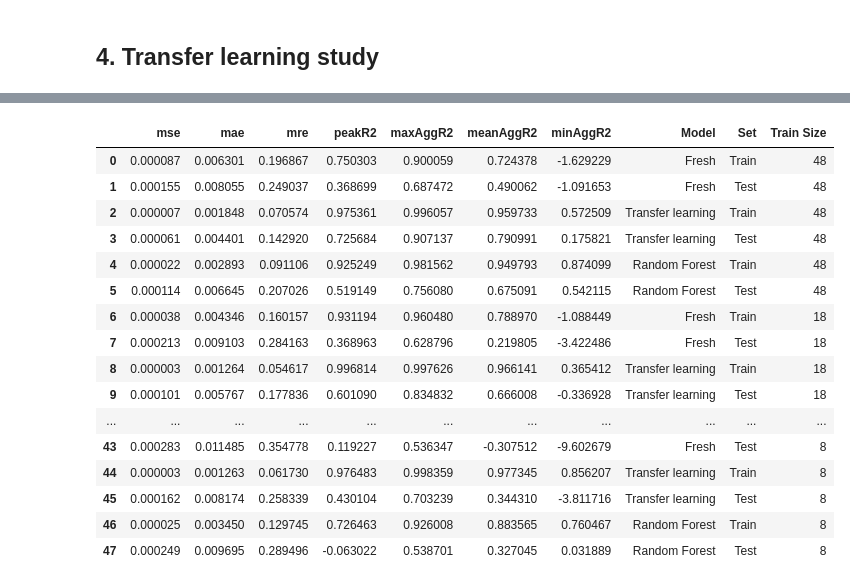
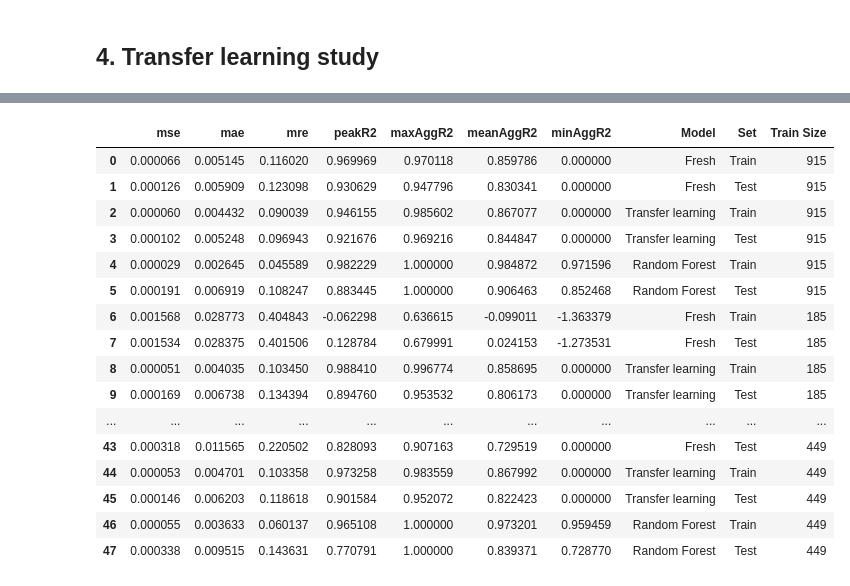
Before and after one commit to ewhalen12/gcnSurrogate, a Jupyter notebook: transferLearningTests.ipynb, the cells around one changed output, grey strips where cells are left out. Saved outputs shown, nothing was run; the diff lists cells and outputs as text; code cells hidden in the pictures.

```diff
--- a/transferLearningTests.ipynb
+++ b/transferLearningTests.ipynb
@@ -17,9 +17,12 @@ from gcnSurrogate.util.gcnSurrogateUtil import *
 # %% [markdown]
 ## 1. Load test data
 # %%
-dataDir = "data/2D_Truss_v1.3/gh/"
-testFile = os.path.join(dataDir, 'design_9_N_1000.csv')
-allGraphsUnfiltered = loadGhGraphs(testFile, NUM_DV=5)
+# dataDir = "data/2D_Truss_v1.3/gh/"
+# testFile = os.path.join(dataDir, 'design_9_N_1000.csv')
+# allGraphsUnfiltered = loadGhGraphs(testFile, NUM_DV=5)
+dataDir = "data/endLoadsv1.0/conmech/"
+testDir = os.path.join(dataDir, 'design_7_N_1000/')
+allGraphsUnfiltered = loadConmechGraphs(testDir)
 
 maxes = [max(np.abs(graph.y.numpy().flatten())) for graph in allGraphsUnfiltered]
 source = pd.DataFrame(maxes, columns=['maxes'])
@@ -74,0 +72,14 @@ loaded 3600 pretraining graphs
+# %%
+pretrainDirs = glob.glob('data/2D_Truss_v1.3/conmech/design_7_N_1000*/')
+# pretrainDirs.remove(testDir)
+
+allPretrainGraphs = []
+for pretrainDir in pretrainDirs:
+    designName = pretrainDir.split('/')[-2].split('_N')[0]
+    print(f'loading {designName}')
+    graphsUnfiltered = loadConmechGraphs(pretrainDir)
+    graphs = filterbyDisp(graphsUnfiltered, 0.9)
+    allPretrainGraphs.extend(graphs)
+
+print(f'loaded {len(allPretrainGraphs)} pretraining graphs')
+pretrainData, pretrainValData, _ = partitionGraphList(allPretrainGraphs, testSize=0.0, valSize=0.15)
@@ -75,7 +89,7 @@ loaded 3600 pretraining graphs
 # %% [markdown]
 ## 3. Initial training
 # %%
-saveDir = 'results/transferLrn_des9_01/'
+saveDir = 'results/transferLrn_endloads_des7_01/'
 epochs = 100
 ptrGcn = FeaStNet()
 history = ptrGcn.trainModel(pretrainData, pretrainValData,
@@ -114,12 +128,12 @@ pd.DataFrame([trainRes, testRes], index=['train', 'test'])
 # %% [markdown]
 ## 4. Transfer learning study
 # %%
-trainDataFiles = glob.glob(os.path.join(dataDir, 'design_9*.csv'))
-trainDataFiles.remove(testFile)
+trainDataDirs = glob.glob(os.path.join(dataDir, 'design_7*/'))
+trainDataDirs.remove(testDir)
 
 allResults = []
-for trainDataFile in trainDataFiles:
-    trainDataUnfiltered = loadGhGraphs(trainDataFile, NUM_DV=5)
+for trainDataDir in trainDataDirs:
+    trainDataUnfiltered = loadConmechGraphs(trainDataDir)
     trainData = filterbyDispValue(trainDataUnfiltered, maxDispCutoff)
     trainSize = len(trainData)
     print(f'loaded train set of size {trainSize}')
@@ -207,19 +221,19 @@ trained 38 random forest models in 4.23 seconds
 |  | mse | mae | mre | peakR2 | maxAggR2 | meanAggR2 | minAggR2 | Model | Set | Train Size |
-| 0 | 0.000087 | 0.006301 | 0.196867 | 0.750303 | 0.900059 | 0.724378 | -1.629229 | Fresh | Train | 48 |
-| 1 | 0.000155 | 0.008055 | 0.249037 | 0.368699 | 0.687472 | 0.490062 | -1.091653 | Fresh | Test | 48 |
-| 2 | 0.000007 | 0.001848 | 0.070574 | 0.975361 | 0.996057 | 0.959733 | 0.572509 | Transfer learning | Train | 48 |
-| 3 | 0.000061 | 0.004401 | 0.142920 | 0.725684 | 0.907137 | 0.790991 | 0.175821 | Transfer learning | Test | 48 |
-| 4 | 0.000022 | 0.002893 | 0.091106 | 0.925249 | 0.981562 | 0.949793 | 0.874099 | Random Forest | Train | 48 |
-| 5 | 0.000114 | 0.006645 | 0.207026 | 0.519149 | 0.756080 | 0.675091 | 0.542115 | Random Forest | Test | 48 |
-| 6 | 0.000038 | 0.004346 | 0.160157 | 0.931194 | 0.960480 | 0.788970 | -1.088449 | Fresh | Train | 18 |
-| 7 | 0.000213 | 0.009103 | 0.284163 | 0.368963 | 0.628796 | 0.219805 | -3.422486 | Fresh | Test | 18 |
-| 8 | 0.000003 | 0.001264 | 0.054617 | 0.996814 | 0.997626 | 0.966141 | 0.365412 | Transfer learning | Train | 18 |
-| 9 | 0.000101 | 0.005767 | 0.177836 | 0.601090 | 0.834832 | 0.666008 | -0.336928 | Transfer learning | Test | 18 |
+| 0 | 0.000066 | 0.005145 | 0.116020 | 0.969969 | 0.970118 | 0.859786 | 0.000000 | Fresh | Train | 915 |
+| 1 | 0.000126 | 0.005909 | 0.123098 | 0.930629 | 0.947796 | 0.830341 | 0.000000 | Fresh | Test | 915 |
+| 2 | 0.000060 | 0.004432 | 0.090039 | 0.946155 | 0.985602 | 0.867077 | 0.000000 | Transfer learning | Train | 915 |
+| 3 | 0.000102 | 0.005248 | 0.096943 | 0.921676 | 0.969216 | 0.844847 | 0.000000 | Transfer learning | Test | 915 |
+| 4 | 0.000029 | 0.002645 | 0.045589 | 0.982229 | 1.000000 | 0.984872 | 0.971596 | Random Forest | Train | 915 |
+| 5 | 0.000191 | 0.006919 | 0.108247 | 0.883445 | 1.000000 | 0.906463 | 0.852468 | Random Forest | Test | 915 |
+| 6 | 0.001568 | 0.028773 | 0.404843 | -0.062298 | 0.636615 | -0.099011 | -1.363379 | Fresh | Train | 185 |
+| 7 | 0.001534 | 0.028375 | 0.401506 | 0.128784 | 0.679991 | 0.024153 | -1.273531 | Fresh | Test | 185 |
+| 8 | 0.000051 | 0.004035 | 0.103450 | 0.988410 | 0.996774 | 0.858695 | 0.000000 | Transfer learning | Train | 185 |
+| 9 | 0.000169 | 0.006738 | 0.134394 | 0.894760 | 0.953532 | 0.806173 | 0.000000 | Transfer learning | Test | 185 |
 | ... | ... | ... | ... | ... | ... | ... | ... | ... | ... | ... |
-| 43 | 0.000283 | 0.011485 | 0.354778 | 0.119227 | 0.536347 | -0.307512 | -9.602679 | Fresh | Test | 8 |
-| 44 | 0.000003 | 0.001263 | 0.061730 | 0.976483 | 0.998359 | 0.977345 | 0.856207 | Transfer learning | Train | 8 |
-| 45 | 0.000162 | 0.008174 | 0.258339 | 0.430104 | 0.703239 | 0.344310 | -3.811716 | Transfer learning | Test | 8 |
-| 46 | 0.000025 | 0.003450 | 0.129745 | 0.726463 | 0.926008 | 0.883565 | 0.760467 | Random Forest | Train | 8 |
-| 47 | 0.000249 | 0.009695 | 0.289496 | -0.063022 | 0.538701 | 0.327045 | 0.031889 | Random Forest | Test | 8 |
+| 43 | 0.000318 | 0.011565 | 0.220502 | 0.828093 | 0.907163 | 0.729519 | 0.000000 | Fresh | Test | 449 |
+| 44 | 0.000053 | 0.004701 | 0.103358 | 0.973258 | 0.983559 | 0.867992 | 0.000000 | Transfer learning | Train | 449 |
+| 45 | 0.000146 | 0.006203 | 0.118618 | 0.901584 | 0.952072 | 0.822423 | 0.000000 | Transfer learning | Test | 449 |
+| 46 | 0.000055 | 0.003633 | 0.060137 | 0.965108 | 1.000000 | 0.973201 | 0.959459 | Random Forest | Train | 449 |
+| 47 | 0.000338 | 0.009515 | 0.143631 | 0.770791 | 1.000000 | 0.839371 | 0.728770 | Random Forest | Test | 449 |
 # %%
 # df = pd.DataFrame(allResults)
```
Also changed, not shown: parts of 10 cells of this notebook, 8 other files.
